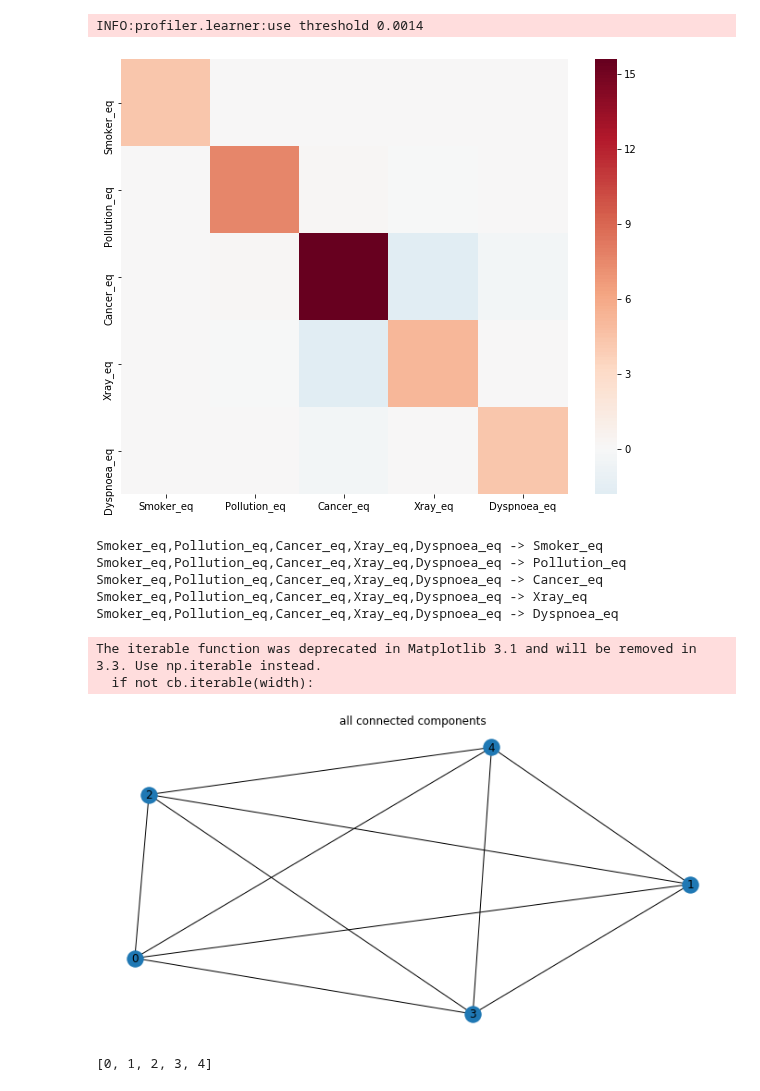
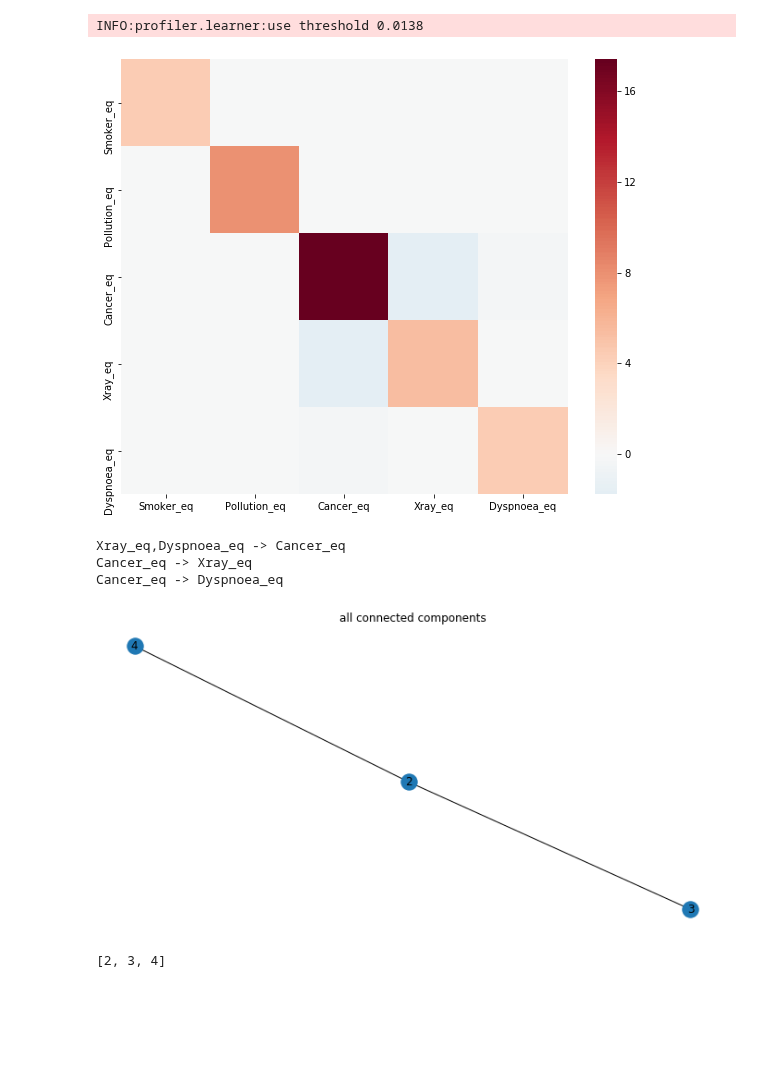
Before and after one commit to sis-ethz/Profiler-Public, a Jupyter notebook: tutorials/Tutorial1_Cancer.ipynb, the cells around one changed output. Cells and saved outputs as stored; diff of their text form; code cells hidden in the pictures; blank space fills up the shorter version.

```diff
--- a/tutorials/Tutorial1_Cancer.ipynb
+++ b/tutorials/Tutorial1_Cancer.ipynb
@@ -41,27 +41,25 @@ visualize_heatmap(cov)
 # %%
-pf.session.struct_engine.param['sparsity'] = 0.001
+pf.session.struct_engine.param['sparsity'] = 0
+pf.session.struct_engine.param['take_neg'] = True
+pf.session.struct_engine.param['take_abs'] = False
 inv_cov, est_cov = pf.session.struct_engine.estimate_inverse_covariance(cov.values)
 # %% [output]
-INFO:profiler.learner:use threshold 0.0014
+INFO:profiler.learner:use threshold 0.0138
-[figure, old version]
+[figure, new version]
 # %%
 G = pf.session.struct_engine.recover_moral_graphs(inv_cov)
 Gs = G.get_undirected_connected_components()
 # %% [output]
-Smoker_eq,Pollution_eq,Cancer_eq,Xray_eq,Dyspnoea_eq -> Smoker_eq
-Smoker_eq,Pollution_eq,Cancer_eq,Xray_eq,Dyspnoea_eq -> Pollution_eq
-Smoker_eq,Pollution_eq,Cancer_eq,Xray_eq,Dyspnoea_eq -> Cancer_eq
-Smoker_eq,Pollution_eq,Cancer_eq,Xray_eq,Dyspnoea_eq -> Xray_eq
-Smoker_eq,Pollution_eq,Cancer_eq,Xray_eq,Dyspnoea_eq -> Dyspnoea_eq
+Xray_eq,Dyspnoea_eq -> Cancer_eq
+Cancer_eq -> Xray_eq
+Cancer_eq -> Dyspnoea_eq
-The iterable function was deprecated in Matplotlib 3.1 and will be removed in 3.3. Use np.iterable instead.
-  if not cb.iterable(width):
-[figure, old version]
+[figure, new version]
 # %%
 components = [list(g.idx_to_name.keys()) for g in Gs]
 # %%
 components[0]
 # %% [output]
-[0, 1, 2, 3, 4]
+[2, 3, 4]
 # %%
 from profiler.learner import StructureLearner
 from sksparse.cholmod import cholesky, analyze
```
Also changed, not shown: parts of 6 cells of this notebook, 4 other files.
